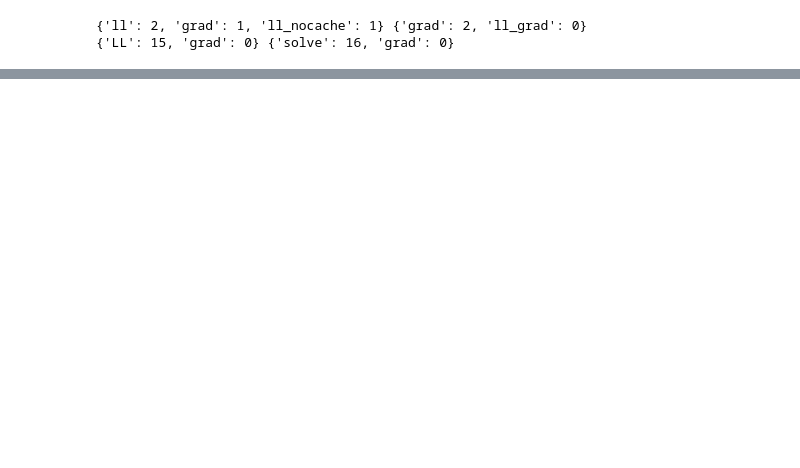
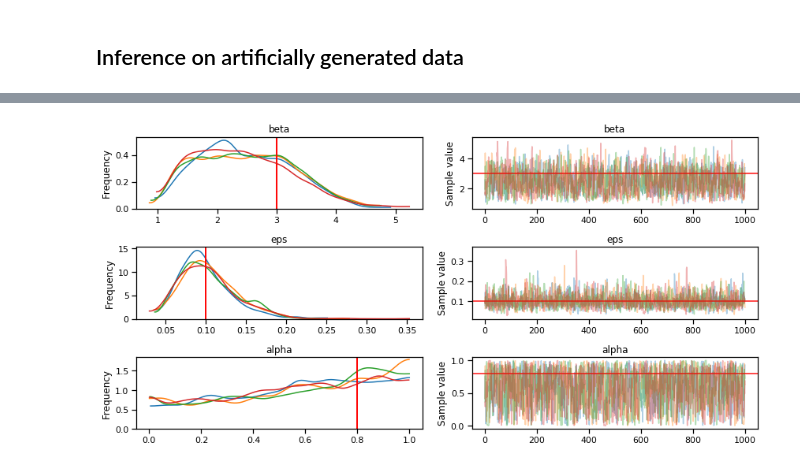
Before and after one commit to bishax/snepits, a Jupyter notebook: notebooks/dev/pymc_wrapper.ipynb, the cells around one changed output, grey strips where cells are left out. Saved outputs shown, nothing was run; the diff lists cells and outputs as text; code cells hidden in the pictures; blank space fills up the shorter version.

```diff
--- a/notebooks/dev/pymc_wrapper.ipynb
+++ b/notebooks/dev/pymc_wrapper.ipynb
@@ -143,7 +196,20 @@ Stage: 4 Beta: 0.333339 Steps: 3
-# %%
-# half normal
-print(loglike.call_counter, loglike.logpgrad.call_counter)
-print(loglike.model.call_counter, loglike.model.sub_pops[0].call_counter)
-# %% [output]
-{'ll': 2, 'grad': 1, 'll_nocache': 1} {'grad': 2, 'll_grad': 0}
-{'LL': 15, 'grad': 0} {'solve': 16, 'grad': 0}
+# %% [markdown]
+## Inference on artificially generated data
+# %%
+# Data generated from true parameters (`params`) by inverse sampling
+sizes = np.ones(100, dtype=np.int) * 4  # Household sizes
+params = np.array([3, 0.1, 0.8])  # "true" parameters
+model = SIS_pop(sizes=sizes, params=params, data=None)
+
+pm_model = model_to_pymc(model)
+
+with pm_model:
+    trace = pm.sample(ndraws, tune=nburn, discard_tuned_samples=True)
+
+lines = {
+    "beta": model.t_params[0],
+    "eps": model.t_params[1],
+    "alpha": model.t_params[2],
+}
+_ = pm.traceplot(trace, lines=lines)
+# %% [output]
@@ -150,3 +222,4 @@ print(loglike.model.call_counter, loglike.model.sub_pops[0].call_counter)
+[figure, added]
 # %%
 pm.summary(trace)
 # %% [output]
```
Also changed, not shown: parts of 42 cells of this notebook, 1 other file.
